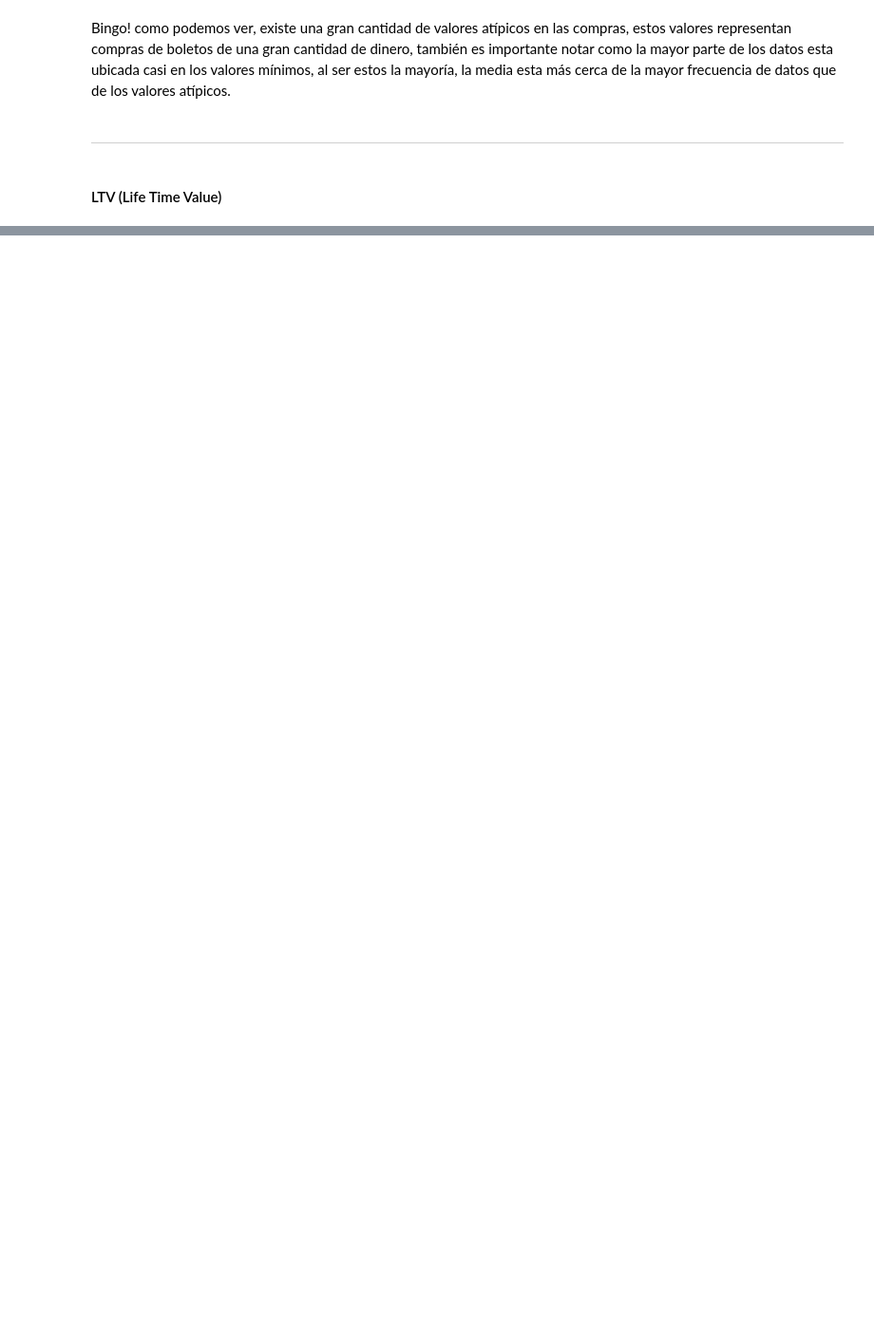
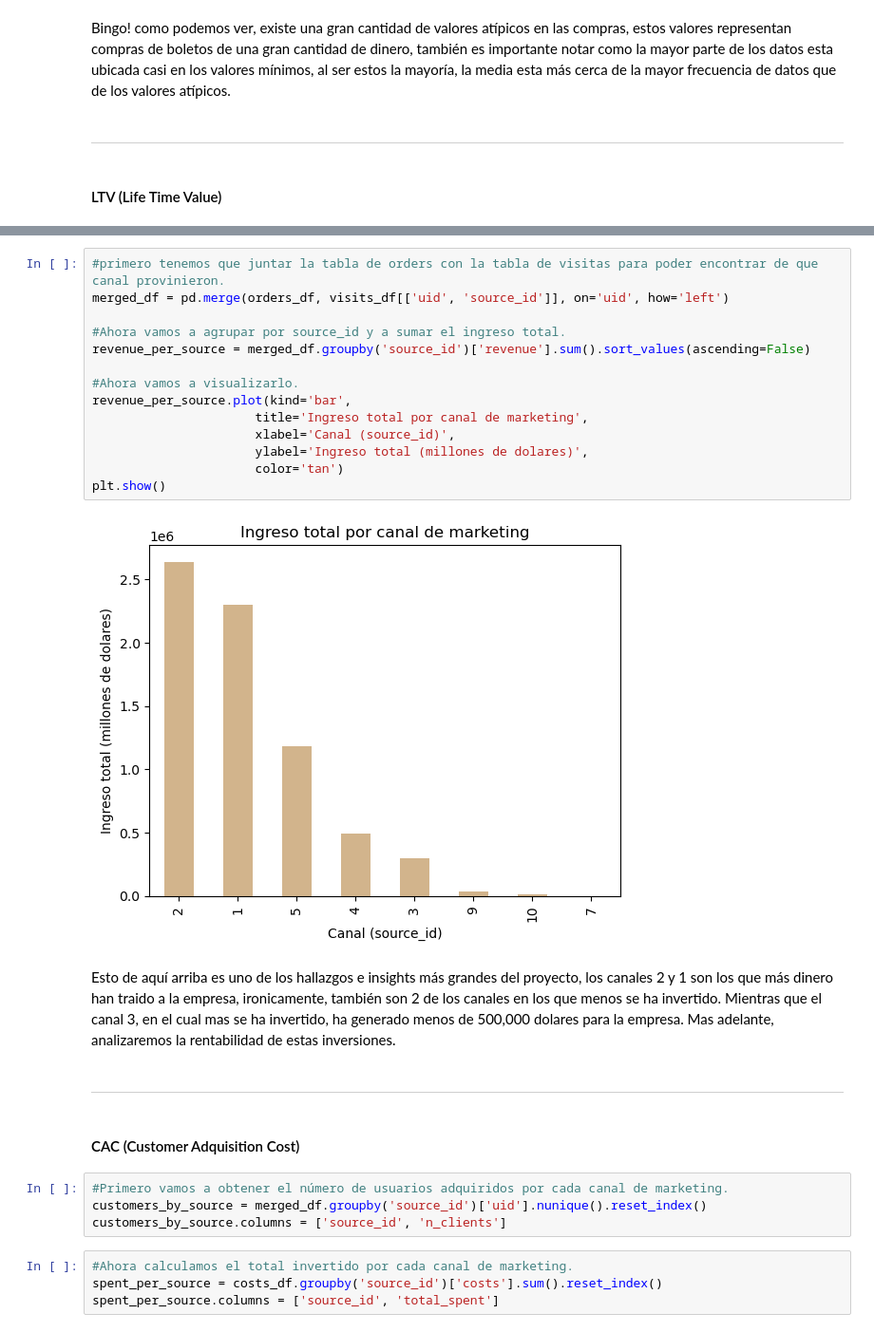
Before and after one commit to Sanlc10/showz_marketing_performance_analysis, a Jupyter notebook: Notebooks/EDA.ipynb, the cells around one changed output, grey strips where cells are left out. Shown at 95% size. Cells and saved outputs as stored; diff of their text form; blank space fills up the shorter version.

```diff
--- a/Notebooks/EDA.ipynb
+++ b/Notebooks/EDA.ipynb
@@ -468,0 +577,30 @@ ltv_per_user.head()
+# %%
+#primero tenemos que juntar la tabla de orders con la tabla de visitas para poder encontrar de que canal provinieron.
+merged_df = pd.merge(orders_df, visits_df[['uid', 'source_id']], on='uid', how='left')
+
+#Ahora vamos a agrupar por source_id y a sumar el ingreso total.
+revenue_per_source = merged_df.groupby('source_id')['revenue'].sum().sort_values(ascending=False)
+
+#Ahora vamos a visualizarlo.
+revenue_per_source.plot(kind='bar',
+                      title='Ingreso total por canal de marketing',
+                      xlabel='Canal (source_id)',
+                      ylabel='Ingreso total (millones de dolares)',
+                      color='tan')
+plt.show()
+# %% [output]
+[figure, added]
+# %% [markdown]
+Esto de aquí arriba es uno de los hallazgos e insights más grandes del proyecto, los canales 2 y 1 son los que más dinero han traido a la empresa, ironicamente, también son 2 de los canales en los que menos se ha invertido. Mientras que el canal 3, en el cual mas se ha invertido, ha generado menos de 500,000 dolares para la empresa. Mas adelante, analizaremos la rentabilidad de estas inversiones.
+# %% [markdown]
+---
+# %% [markdown]
+#### CAC (Customer Adquisition Cost)
+# %%
+#Primero vamos a obtener el número de usuarios adquiridos por cada canal de marketing.
+customers_by_source = merged_df.groupby('source_id')['uid'].nunique().reset_index()
+customers_by_source.columns = ['source_id', 'n_clients']
+# %%
+#Ahora calculamos el total invertido por cada canal de marketing.
+spent_per_source = costs_df.groupby('source_id')['costs'].sum().reset_index()
+spent_per_source.columns = ['source_id', 'total_spent']
```
Also changed, not shown: parts of 24 cells of this notebook.
